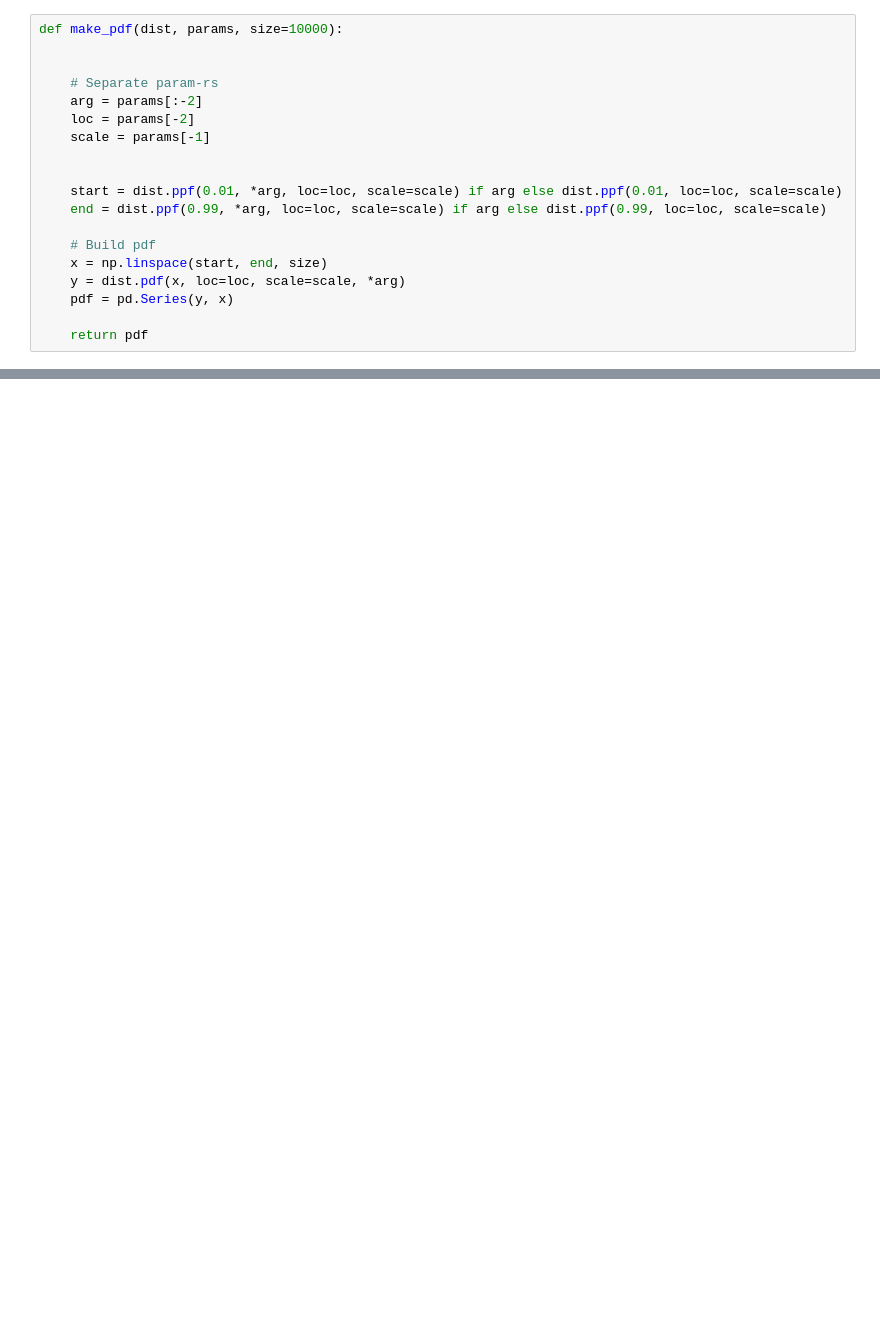
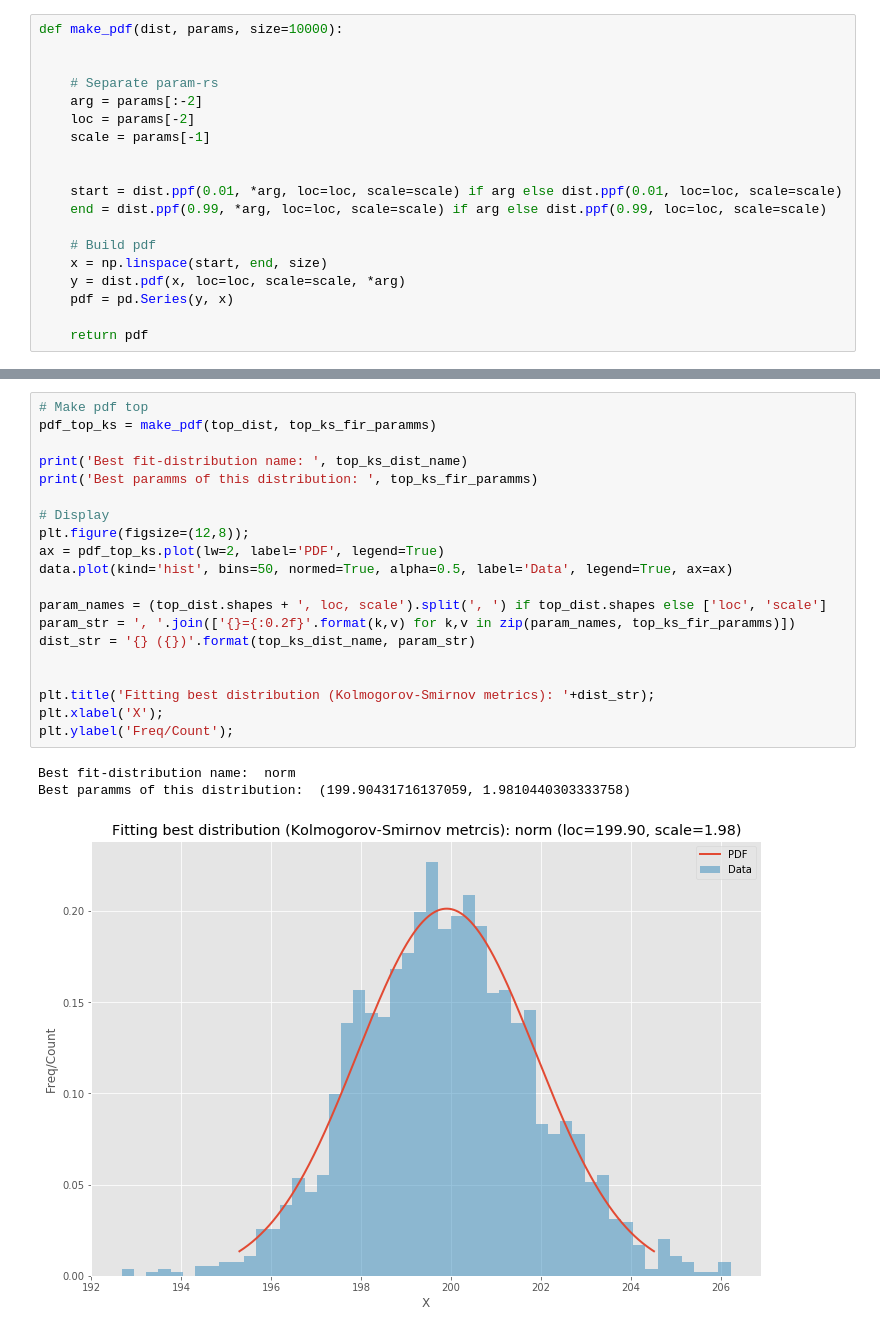
Before and after one commit to tmkpte/MatLabRepository, a Jupyter notebook: Distribution_Recognizer/Distribution_recogn.ipynb, the cells around one changed output, grey strips where cells are left out. Cells and saved outputs as stored; diff of their text form; blank space fills up the shorter version.

```diff
--- a/Distribution_Recognizer/Distribution_recogn.ipynb
+++ b/Distribution_Recognizer/Distribution_recogn.ipynb
@@ -141,2 +163,26 @@ Best paramms of this distribution:  (0.48180802182650617, 0.9835826571292925, 18
+# %%
+# Make pdf top
+pdf_top_ks = make_pdf(top_dist, top_ks_fir_paramms)
+
+print('Best fit-distribution name: ', top_ks_dist_name)
+print('Best paramms of this distribution: ', top_ks_fir_paramms)
+
+# Display
+plt.figure(figsize=(12,8));
+ax = pdf_top_ks.plot(lw=2, label='PDF', legend=True)
+data.plot(kind='hist', bins=50, normed=True, alpha=0.5, label='Data', legend=True, ax=ax)
+
+param_names = (top_dist.shapes + ', loc, scale').split(', ') if top_dist.shapes else ['loc', 'scale']
+param_str = ', '.join(['{}={:0.2f}'.format(k,v) for k,v in zip(param_names, top_ks_fir_paramms)])
+dist_str = '{} ({})'.format(top_ks_dist_name, param_str)
+
+
+plt.title('Fitting best distribution (Kolmogorov-Smirnov metrics): '+dist_str);
+plt.xlabel('X');
+plt.ylabel('Freq/Count');
+# %% [output]
+Best fit-distribution name:  norm
+Best paramms of this distribution:  (199.90431716137059, 1.9810440303333758)
+[figure, added]
 # %%
 # %% [output]
```
Also changed, not shown: parts of 37 cells of this notebook, 5 other files.
